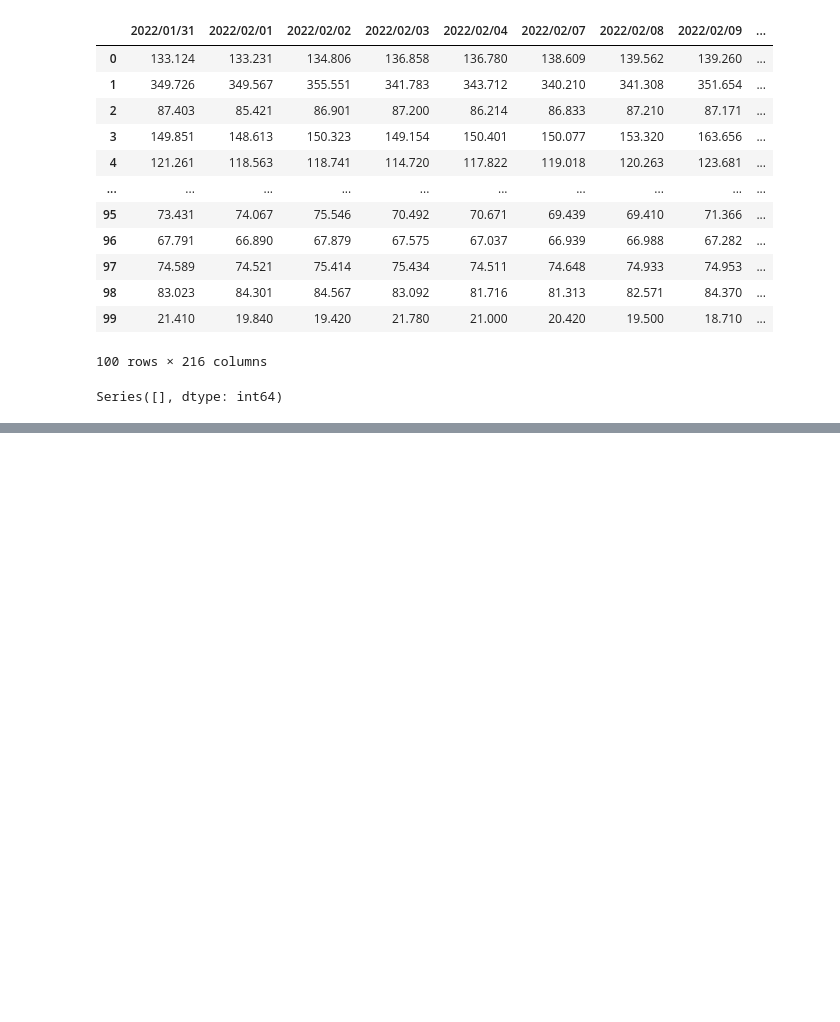
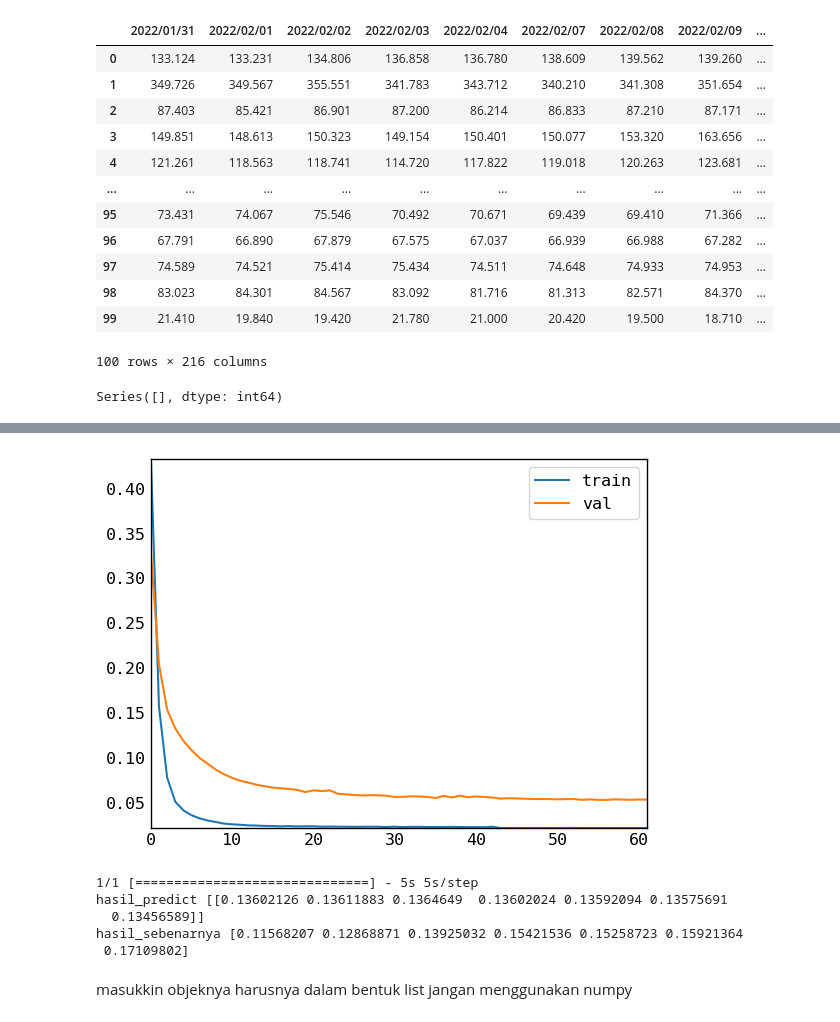
Before and after one commit to rizal-mujahiddan69/m6_competition, a Jupyter notebook: Analisis_data.ipynb, the cells around one changed output, grey strips where cells are left out. Drawn from its saved outputs; the diff is of its cells as text; code cells hidden in the pictures; blank space fills up the shorter version.

```diff
--- a/Analisis_data.ipynb
+++ b/Analisis_data.ipynb
@@ -489,0 +733,4 @@ df_gabung
+# %%
+y_output = df_gabung_long['y_price']
+y_output = np.array(y_output.tolist())
+y_output
@@ -489,0 +753,26 @@ df_gabung
+# %%
+reducelr = tf.keras.callbacks.ReduceLROnPlateau(
+    monitor='val_loss',
+    factor=0.1,
+    patience=5,
+    verbose=0,
+    mode='auto',
+    min_delta=0.0000000001,
+    cooldown=0,
+    min_lr=0,
+)
+
+
+early_stop = tf.keras.callbacks.EarlyStopping(
+    monitor='val_loss',
+    min_delta=0,
+    patience=6,
+    verbose=0,
+    mode='auto',
+    baseline=None,
+    restore_best_weights=True,
+)
+# %%
+model_nn.compile(loss='mean_squared_error',metrics='mean_absolute_error',optimizer='adam')
+# %%
+history = model_nn.fit([left_df,right_df],y_output,epochs=100,validation_split=0.2,callbacks=[reducelr,early_stop])
@@ -489,0 +797,18 @@ df_gabung
+# %%
+plt.plot(history.history['mean_absolute_error'],label='train')
+plt.plot(history.history['val_mean_absolute_error'],label='val')
+plt.legend()
+plt.show()
+# %% [output]
+[figure, added]
+# %%
+print("hasil_predict",model_nn.predict([np.reshape(left_df[0],(1,left_df[0].shape[0])), np.reshape(right_df[0],(1,right_df[0].shape[0],right_df[0].shape[1]))]))
+print("hasil_sebenarnya",y_output[0])
+# %% [output]
+1/1 [==============================] - 5s 5s/step
+hasil_predict [[0.13602126 0.13611883 0.1364649  0.13602024 0.13592094 0.13575691
+  0.13456589]]
+hasil_sebenarnya [0.11568207 0.12868871 0.13925032 0.15421536 0.15258723 0.15921364
+ 0.17109802]
+# %% [markdown]
+masukkin objeknya harusnya dalam bentuk list jangan menggunakan numpy
```
Also changed, not shown: parts of 40 cells of this notebook, 6 other files.
